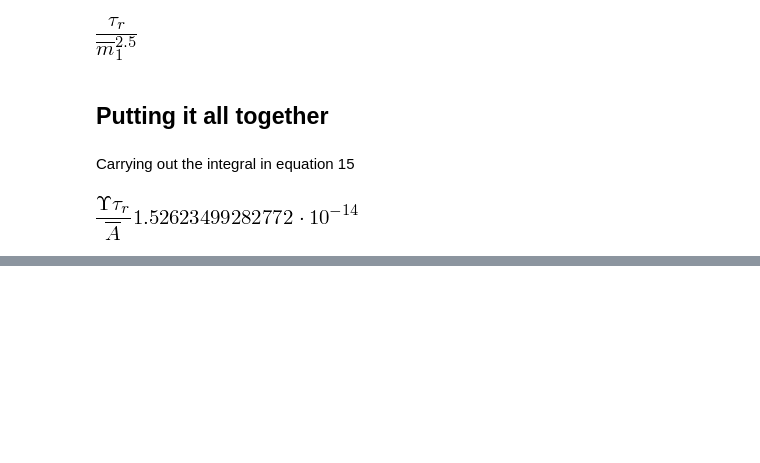
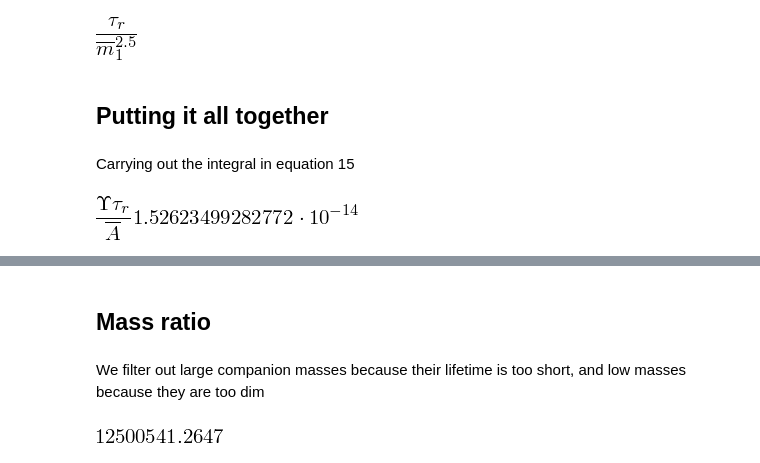
Before and after one commit to bolverk/gaia_black_hole_binaries, a Jupyter notebook: ykbp_model_comparison_to_hipparcos.ipynb, the cells around one changed output, grey strips where cells are left out. Drawn from its saved outputs; the diff is of its cells as text; code cells hidden in the pictures; blank space fills up the shorter version.

```diff
--- a/ykbp_model_comparison_to_hipparcos.ipynb
+++ b/ykbp_model_comparison_to_hipparcos.ipynb
@@ -226,0 +247,19 @@ temp.n()
+# %% [markdown]
+## Mass ratio
+# %% [markdown]
+We filter out large companion masses because their lifetime is too short, and low masses because they are too dim
+# %%
+def integrand_func_mk_2(m1, q):
+
+    m2min = 0.4
+    if m2min/m1>q:
+        return 0
+    return integrand_func_mk_1(m1)/(1-m2min/m1)*m1**-2.5*(q**-2.5-1)
+
+m_range = numpy.linspace(20,100) # Range of primary masses
+q_range = numpy.linspace(0, 1) # Range of mass ratios
+dm = m_range[1] - m_range[0] # Mass interval
+dq = q_range[1] - q_range[0] # Mass ratio interval
+numpy.sum([[integrand_func_mk_2(m1, q) for m1 in m_range] for q in q_range])*dm*dq
+# %% [output]
+[figure, added]
```
Also changed, not shown: parts of 7 cells of this notebook.
